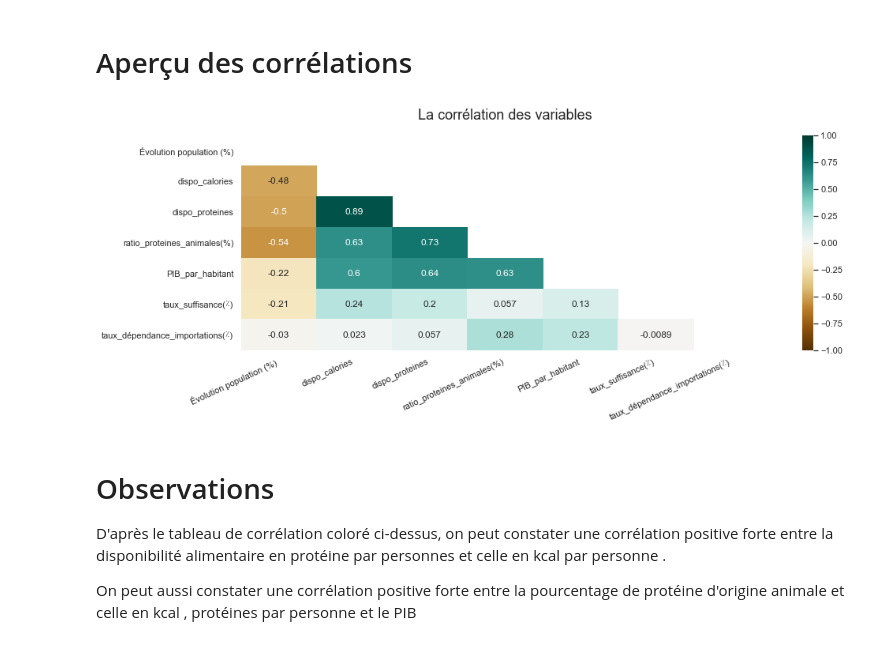
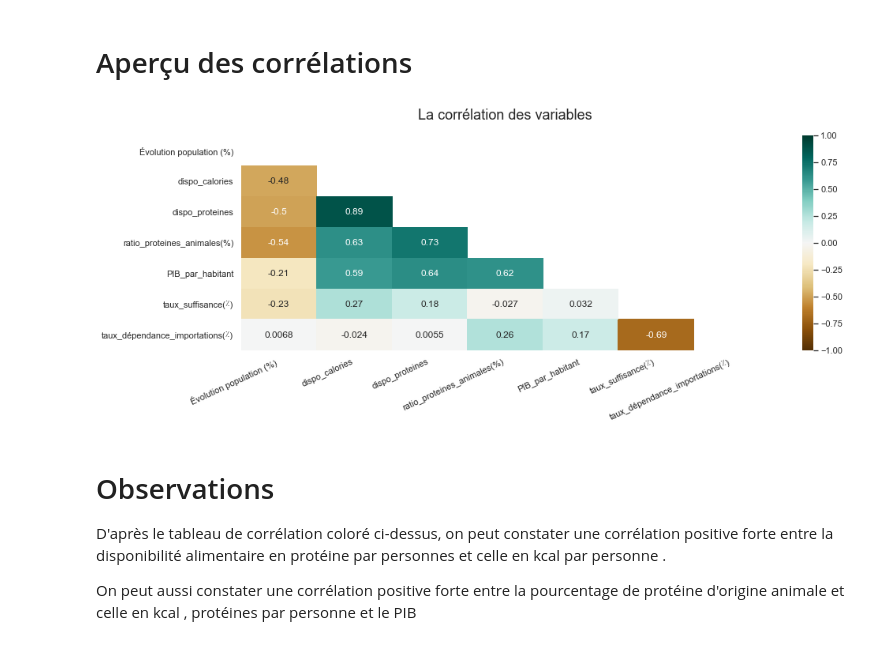
Before and after one commit to ROWAIDAK/ROWAIDAK-P5_Produisez-une-tude-de-march, a Jupyter notebook: P5_02_code.ipynb, the cells around one changed output. Saved outputs shown, nothing was run; the diff lists cells and outputs as text; code cells hidden in the pictures.

```diff
--- a/P5_02_code.ipynb
+++ b/P5_02_code.ipynb
@@ -387,4 +391,6 @@ taux_suffisance(٪)                 0
 dtype: int64
+# %%
+df= df.rename(columns={'Zone': 'pays'} )
 # %%
 df.style.background_gradient(cmap='BrBG')
 # %% [output]
@@ -412,5 +418,7 @@ df.shape
 # %%
 df.to_csv('exports/df.csv', index=False)
+# %%
+df = df[df['pays'] != 'Pays-Bas']
 # %% [markdown]
 # Mission 2 : réalisation d'un dendrogramme
 
@@ -421,7 +429,3 @@ Caractérisez chacun de ces groupes selon les variables cités précédemment, e
 Donnez une courte liste de pays à cibler, en présentant leurs caractéristiques. Un découpage plus précis qu'en 5 groupes peut si besoin être effectué pour cibler un nombre raisonnable de pays.
 # %% [markdown]
 # Environnement
-# %%
-#import
-df = pd.read_csv('exports/df.csv')
-df
@@ -442,13 +432,12 @@ df
 # %%
 #pays comme index
-df_bilans_clus=df.set_index('Zone', drop=True, append=False, inplace=False, verify_integrity=False)
+df_clus=df.set_index('pays', drop=True, append=False, inplace=False, verify_integrity=False)
 
 # préparation des données pour le clustering
-df_bilans_clus = df_bilans_clus[["Évolution population (%)", "dispo_calories",
+df_clus = df_clus[["Évolution population (%)", "dispo_calories",
                                  "dispo_proteines","ratio_proteines_animales(%)",
-                                 'PIB_par_habitant','taux_suffisance(٪)',
-                                 'taux_dépendance_importations(٪)']]
+                                 'PIB_par_habitant','taux_suffisance(٪)','taux_dépendance_importations(٪)']]
 
-df_bilans_clus.head(2)
+df_clus.head(2)
 # %% [output]
 |  | Évolution population (%) | dispo_calories | dispo_proteines | ratio_proteines_animales(%) | PIB_par_habitant | ... |
@@ -460,17 +449,17 @@ df_bilans_clus.head(2)
 # %%
 plt.figure(figsize=(15,5))
 
-mask = np.zeros_like(df_bilans_clus.corr())
+mask = np.zeros_like(df_clus.corr())
 mask[np.triu_indices_from(mask)] = True
 
-sns.heatmap(df_bilans_clus.corr(), mask=mask, vmin=-1, vmax=1, annot=True, cmap='BrBG')
+sns.heatmap(df_clus.corr(), mask=mask, vmin=-1, vmax=1, annot=True, cmap='BrBG')
 
 plt.xticks(rotation=25, ha='right')
 plt.title('La corrélation des variables',  fontsize=18, pad=20)
 
 plt.show()
 # %% [output]
-[figure, old version]
+[figure, new version]
 # %% [markdown]
 # Observations
 
```
Also changed, not shown: parts of 78 cells of this notebook.
